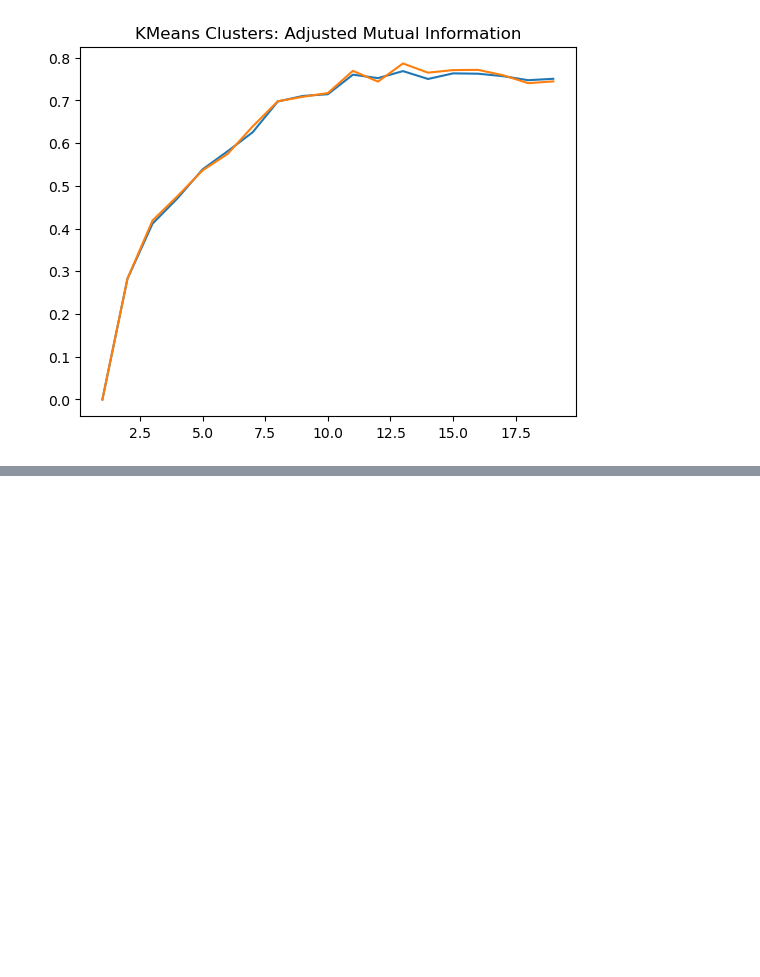
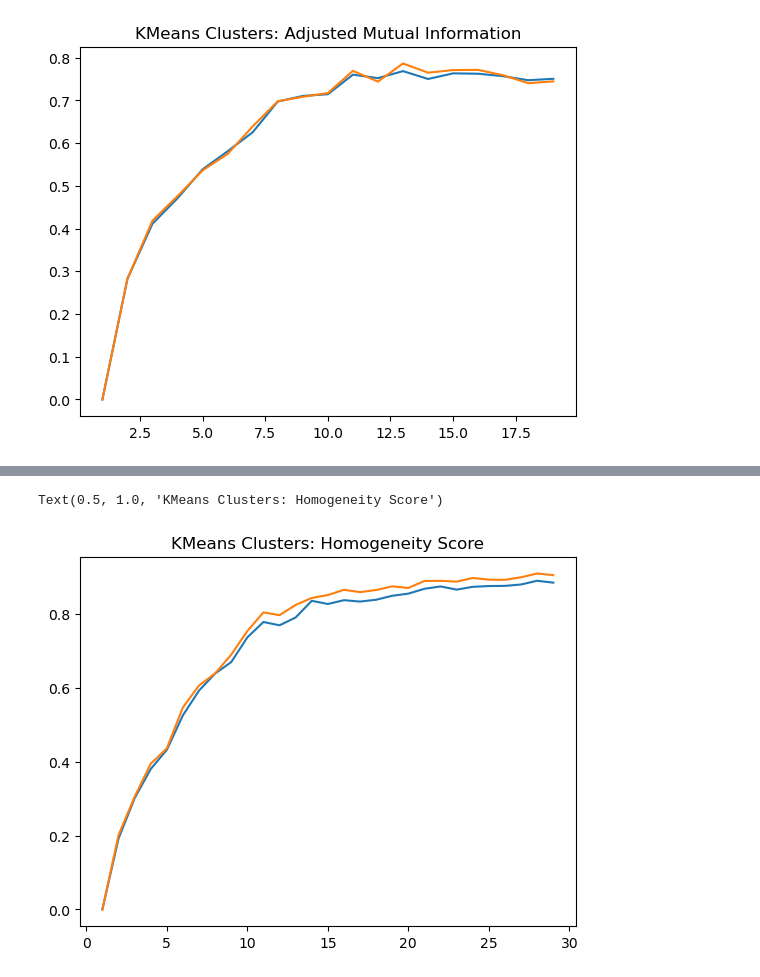
Before and after one commit to J-M-Bell/DigitClassifier, a Jupyter notebook: Digit Clustering.ipynb, the cells around one changed output, grey strips where cells are left out. Drawn from its saved outputs; the diff is of its cells as text; code cells hidden in the pictures; blank space fills up the shorter version.

```diff
--- a/Digit Clustering.ipynb
+++ b/Digit Clustering.ipynb
@@ -235,3 +283,23 @@ plt.title("KMeans Clusters: Adjusted Mutual Information")
 [Parallel(n_jobs=-1)]: Done  95 out of  95 | elapsed:    2.9s finished
 Text(0.5, 1.0, 'KMeans Clusters: Adjusted Mutual Information')
 [figure]
+# %%
+pipeline = Pipeline(
+    [
+        ("kmeans", KMeans())
+    ]
+)
+clusters = list(range(1,30))
+
+train_scores, validation_scores = validation_curve(pipeline, X_train, y_train, cv=5, scoring='homogeneity_score',
+                                                   param_name="kmeans__n_clusters",
+                                                   param_range=clusters,
+                                                   verbose=1,
+                                                   n_jobs=-1)
+train_scores_mean = np.mean(train_scores, axis=1)
+validation_scores_mean = np.mean(validation_scores, axis=1)
+
+plt.plot(clusters, train_scores_mean)
+plt.plot(clusters, validation_scores_mean)
+plt.title("KMeans Clusters: Homogeneity Score")
+# %% [output]
@@ -237,0 +308,2 @@ Text(0.5, 1.0, 'KMeans Clusters: Adjusted Mutual Information')
+Text(0.5, 1.0, 'KMeans Clusters: Homogeneity Score')
+[figure, added]
```
Also changed, not shown: parts of 9 cells of this notebook.
